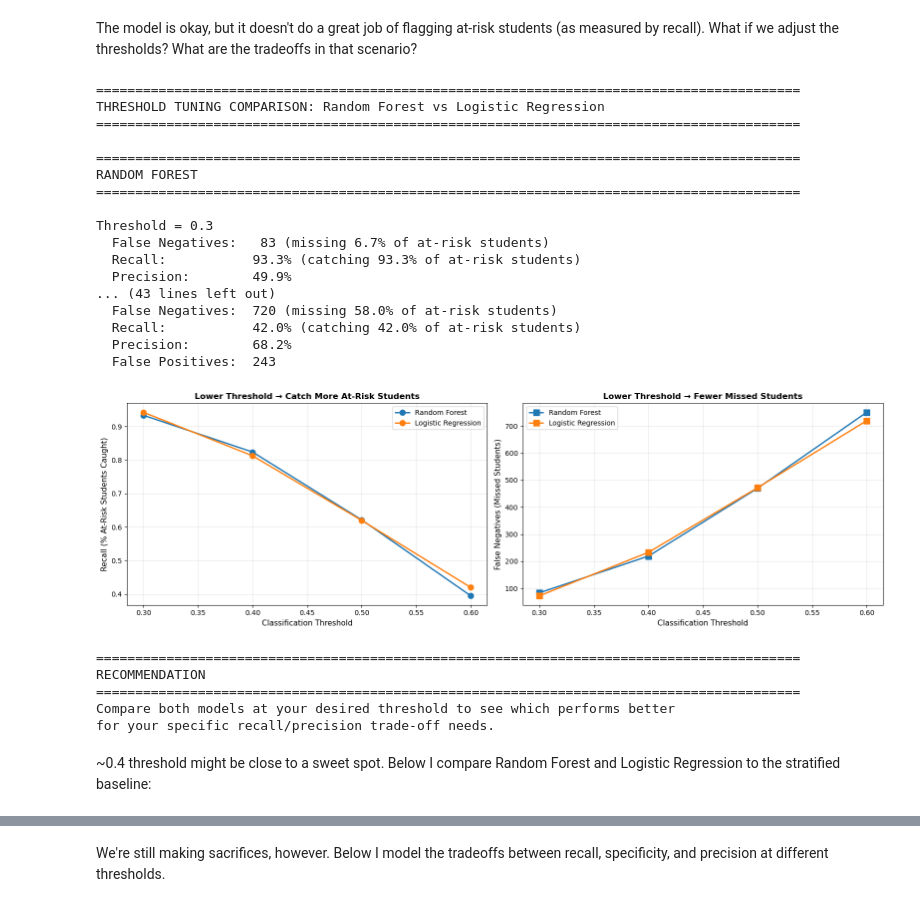
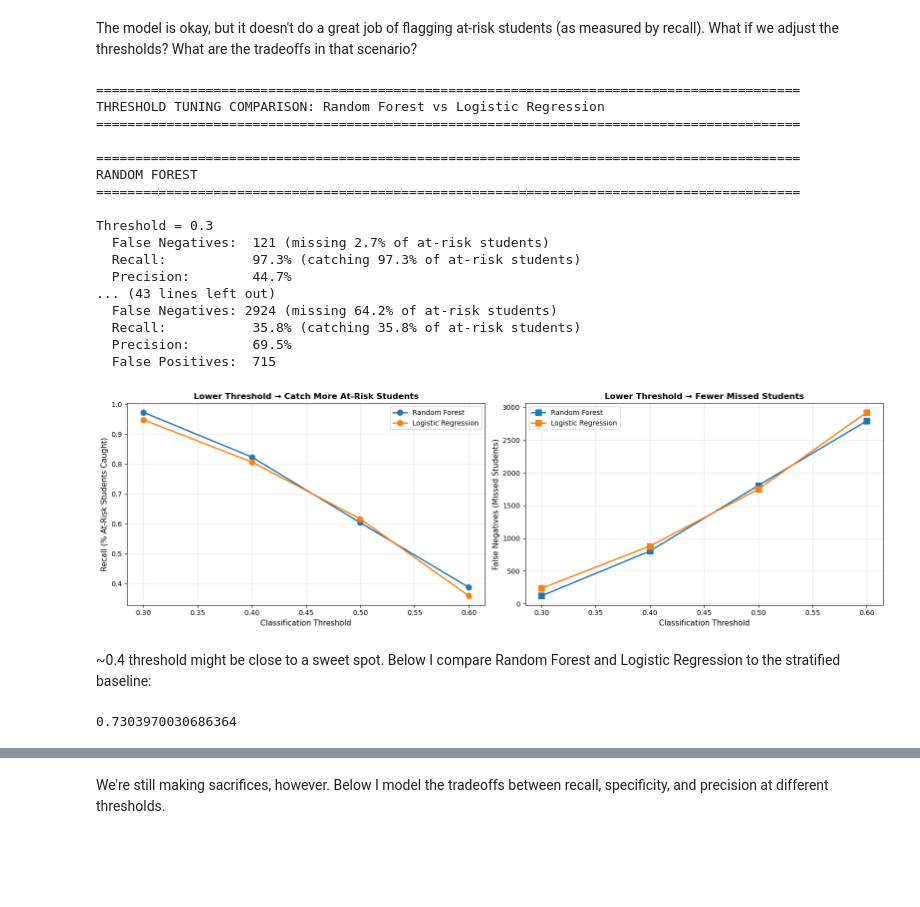
Before and after one commit to Erdos-Projects/fall-2025-risk-factors-in-online-courses, a Jupyter notebook: models_compare_w3.ipynb, the cells around one changed output, grey strips where cells are left out. Saved outputs shown, nothing was run; the diff lists cells and outputs as text; code cells hidden in the pictures; blank space fills up the shorter version.

```diff
--- a/models_compare_w3.ipynb
+++ b/models_compare_w3.ipynb
@@ -499,0 +531,5 @@ TODO
+# %%
+lr_featnames = list(pd.get_dummies(X_train).columns)
+rf_featnames = raw[7:] + raw[:7]
+# %%
+lr_model.named_steps['preprocess'].fit_transform(X_train)[0]
@@ -499,0 +540,2 @@ TODO
+# %%
+rf_model.named_steps['preprocess'].fit_transform(X_train)[0]
@@ -504,26 +551,17 @@ print("=" * 100)
 print("FEATURE IMPORTANCE ANALYSIS")
 print("=" * 100)
 
-# Get models (use last fold)
-lr_model = models['Logistic Regression']['model']
-lr_model.fit(X_tt, y_tt)
-
-rf_model = models['Random Forest']['model']
-rf_model.fit(X_tt, y_tt)
-
-feature_names = X_tt.columns
-
 # 1. LOGISTIC REGRESSION: Direction of effects
 lr_importance = pd.DataFrame({
-    'Feature': feature_names,
-    'Coefficient': lr_model.coef_[0],
-    'Abs_Coefficient': np.abs(lr_model.coef_[0])
+    'Feature': lr_featnames,
+    'Coefficient': lr_model.named_steps['classify'].coef_[0],
+    'Abs_Coefficient': np.abs(lr_model.named_steps['classify'].coef_[0])
 }).sort_values('Abs_Coefficient', ascending=False)
 
 # 2. RANDOM FOREST: Importance scores
 rf_importance = pd.DataFrame({
-    'Feature': feature_names,
-    'Importance': rf_model.feature_importances_
+    'Feature': rf_featnames,
+    'Importance': rf_model.named_steps['classify'].feature_importances_
 }).sort_values('Importance', ascending=False)
 
 # 3. CONSENSUS RANKING
@@ -688,18 +731,9 @@ NameError: name 'X_test_data' is not defined
 # %% [markdown]
 The model is okay, but it doesn't do a great job of flagging at-risk students (as measured by recall). What if we adjust the thresholds? What are the tradeoffs in that scenario?
 # %%
-from sklearn.metrics import confusion_matrix
-import matplotlib.pyplot as plt
-import numpy as np
-import pandas as pd
-
-# Get both models
-rf_model = models['Random Forest']['model']
-lr_model = models['Logistic Regression']['model']
-
 # Get predicted probabilities for both
-y_test_proba_rf = rf_model.predict_proba(X_test)[:, 1]
-y_test_proba_lr = lr_model.predict_proba(X_test_scaled_std)[:, 1]
+y_proba_rf = rf_model.predict_proba(X_train)[:, 1]
+y_proba_lr = lr_model.predict_proba(X_train)[:, 1]
 
 # Test different thresholds
 thresholds_to_test = [0.3, 0.4, 0.5, 0.6]
@@ -710,8 +744,8 @@ print("=" * 90)
 
 all_results = []
 
-for model_name, y_proba in [('Random Forest', y_test_proba_rf),
-                             ('Logistic Regression', y_test_proba_lr)]:
+for model_name, y_proba in [('Random Forest', y_proba_rf),
+                             ('Logistic Regression', y_proba_lr)]:
     print(f"\n{'='*90}")
     print(f"{model_name.upper()}")
     print(f"{'='*90}")
@@ -721,7 +755,7 @@ for model_name, y_proba in [('Random Forest', y_test_proba_rf),
         y_pred_threshold = (y_proba >= threshold).astype(int)
 
         # Calculate confusion matrix
-        cm = confusion_matrix(y_test, y_pred_threshold)
+        cm = confusion_matrix(y_train, y_pred_threshold)
         tn, fp, fn, tp = cm.ravel()
 
         # Calculate metrics
@@ -758,46 +792,46 @@ for model in ['Random Forest', 'Logistic Regression']:
 axes[0].set_xlabel('Classification Threshold', fontsize=11)
 axes[0].set_ylabel('Recall (% At-Risk Students Caught)', fontsize=11)
 axes[0].set_title('Lower Threshold → Catch More At-Risk Students', fontsize=12, fontweight='bold')
 axes[0].legend()
 axes[0].grid(alpha=0.3)
 
 # Right: False Negatives comparison
 for model in ['Random Forest', 'Logistic Regression']:
     model_data = results_df[results_df['Model'] == model]
     axes[1].plot(model_data['Threshold'], model_data['FN (Missed)'],
                  's-', linewidth=2, markersize=8, label=model)
 axes[1].set_xlabel('Classification Threshold', fontsize=11)
 axes[1].set_ylabel('False Negatives (Missed Students)', fontsize=11)
 axes[1].set_title('Lower Threshold → Fewer Missed Students', fontsize=12, fontweight='bold')
 axes[1].legend()
 axes[1].grid(alpha=0.3)
 
 plt.tight_layout()
 plt.show()
 # %% [output]
 ==========================================================================================
 THRESHOLD TUNING COMPARISON: Random Forest vs Logistic Regression
 ==========================================================================================
 
 ==========================================================================================
 RANDOM FOREST
 ==========================================================================================
 
 Threshold = 0.3
-  False Negatives:   83 (missing 6.7% of at-risk students)
-  Recall:           93.3% (catching 93.3% of at-risk students)
-  Precision:        49.9%
+  False Negatives:  121 (missing 2.7% of at-risk students)
+  Recall:           97.3% (catching 97.3% of at-risk students)
+  Precision:        44.7%
 ... (43 lines left out)
-  False Negatives:  720 (missing 58.0% of at-risk students)
-  Recall:           42.0% (catching 42.0% of at-risk students)
-  Precision:        68.2%
-  False Positives:  243
+  False Negatives: 2924 (missing 64.2% of at-risk students)
+  Recall:           35.8% (catching 35.8% of at-risk students)
+  Precision:        69.5%
+  False Positives:  715
-[figure, old version]
+[figure, new version]
-==========================================================================================
-RECOMMENDATION
-==========================================================================================
-Compare both models at your desired threshold to see which performs better
-for your specific recall/precision trade-off needs.
 # %% [markdown]
 ~0.4 threshold might be close to a sweet spot. Below I compare Random Forest and Logistic Regression to the stratified baseline:
+# %%
+# analyze_models["Logistic Regression"].predict_proba(X_train)[:,1]
+roc_auc_score(y_train, analyze_models["Random Forest"].predict_proba(X_train)[:,1])
+# %% [output]
+0.7303970030686364
 # %%
```
Also changed, not shown: parts of 24 cells of this notebook.
